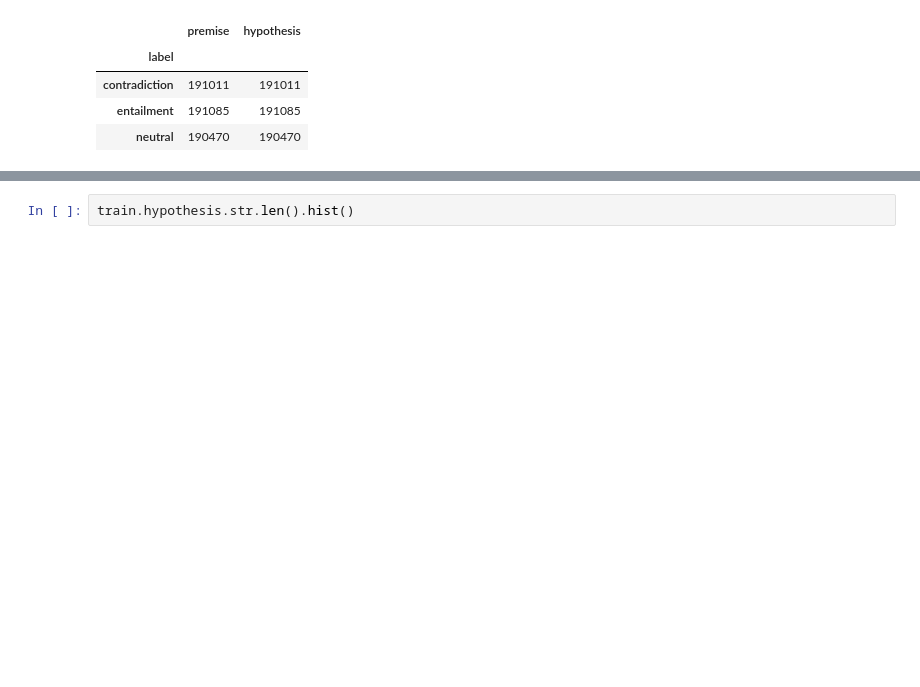
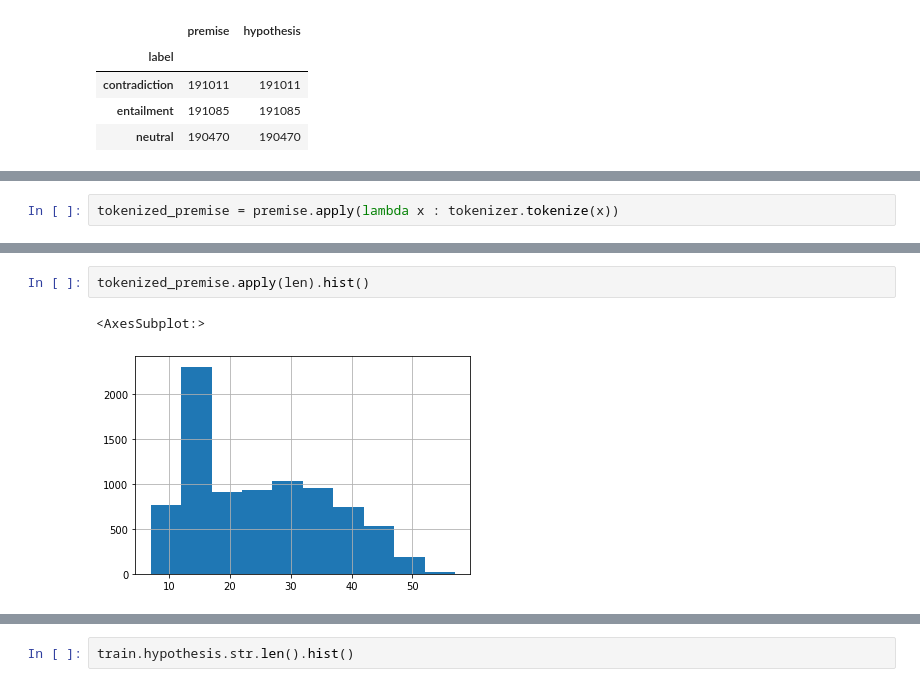
Before and after one commit to jmp0813/NLI, a Jupyter notebook: BERT.ipynb, the cells around one changed output, grey strips where cells are left out. Saved outputs shown, nothing was run; the diff lists cells and outputs as text; blank space fills up the shorter version.

```diff
--- a/BERT.ipynb
+++ b/BERT.ipynb
@@ -40,0 +111,2 @@ train.groupby("label").count()
+# %%
+tokenized_premise = premise.apply(lambda x : tokenizer.tokenize(x))
@@ -40,0 +145,5 @@ train.groupby("label").count()
+# %%
+tokenized_premise.apply(len).hist()
+# %% [output]
+<AxesSubplot:>
+[figure, added]
```
Also changed, not shown: parts of 39 cells of this notebook, 5 other files.
